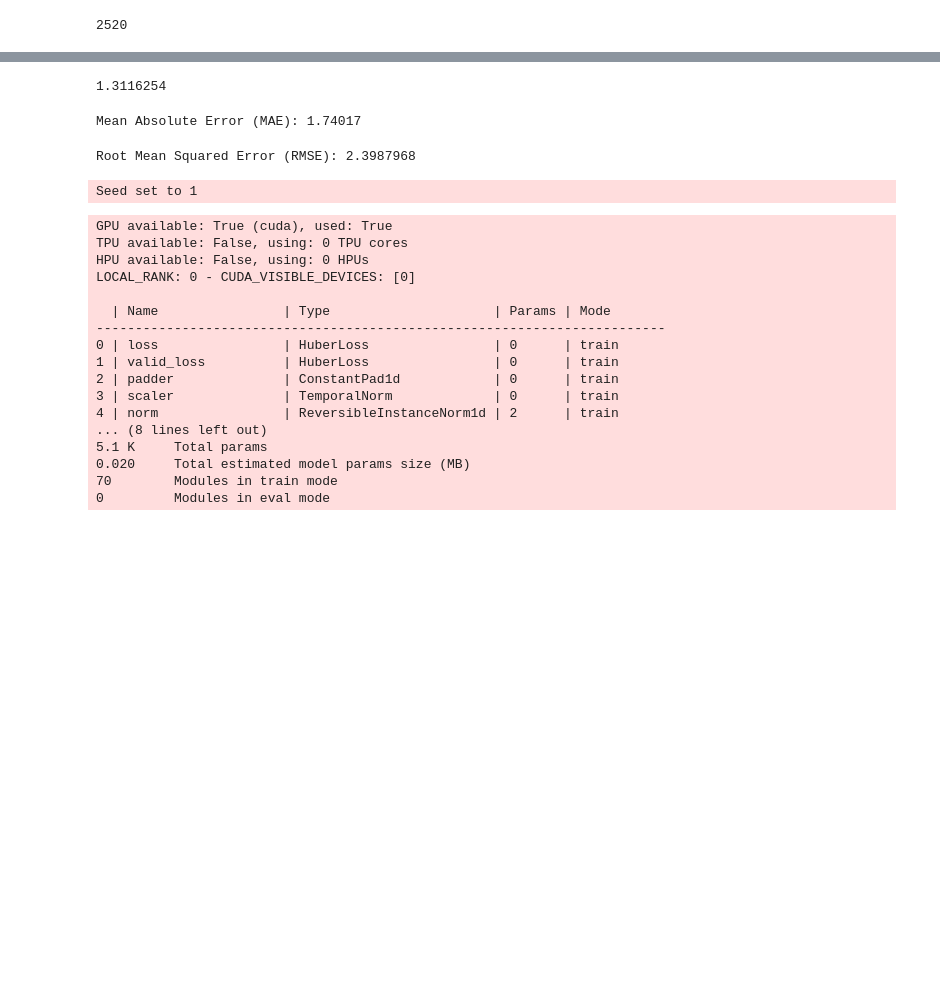
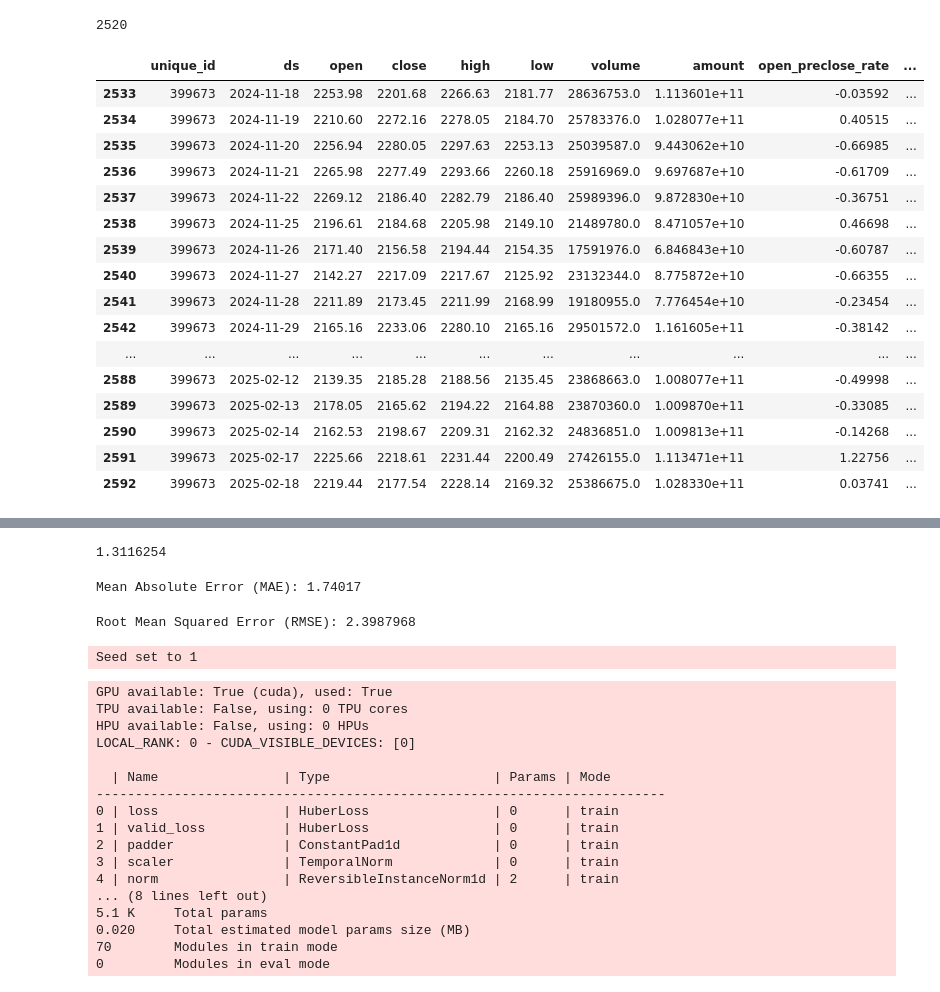
Before and after one commit to agux/marten, a Jupyter notebook: notebooks/neuralforecast/0.1-neuralforecast.ipynb, the cells around one changed output, grey strips where cells are left out. Drawn from its saved outputs; the diff is of its cells as text; code cells hidden in the pictures; blank space fills up the shorter version.

```diff
--- a/notebooks/neuralforecast/0.1-neuralforecast.ipynb
+++ b/notebooks/neuralforecast/0.1-neuralforecast.ipynb
@@ -301,3 +328,23 @@ forecast.dropna(subset=[str(nf.models[0])], inplace=True)
 len(forecast)
 # %% [output]
 2520
+# %%
+df_train[df_train["ds"] > "2024-11-15"]
+# %% [output]
+|  | unique_id | ds | open | close | high | low | volume | amount | open_preclose_rate | ... |
+| 2533 | 399673 | 2024-11-18 | 2253.98 | 2201.68 | 2266.63 | 2181.77 | 28636753.0 | 1.113601e+11 | -0.03592 | ... |
+| 2534 | 399673 | 2024-11-19 | 2210.60 | 2272.16 | 2278.05 | 2184.70 | 25783376.0 | 1.028077e+11 | 0.40515 | ... |
+| 2535 | 399673 | 2024-11-20 | 2256.94 | 2280.05 | 2297.63 | 2253.13 | 25039587.0 | 9.443062e+10 | -0.66985 | ... |
+| 2536 | 399673 | 2024-11-21 | 2265.98 | 2277.49 | 2293.66 | 2260.18 | 25916969.0 | 9.697687e+10 | -0.61709 | ... |
+| 2537 | 399673 | 2024-11-22 | 2269.12 | 2186.40 | 2282.79 | 2186.40 | 25989396.0 | 9.872830e+10 | -0.36751 | ... |
+| 2538 | 399673 | 2024-11-25 | 2196.61 | 2184.68 | 2205.98 | 2149.10 | 21489780.0 | 8.471057e+10 | 0.46698 | ... |
+| 2539 | 399673 | 2024-11-26 | 2171.40 | 2156.58 | 2194.44 | 2154.35 | 17591976.0 | 6.846843e+10 | -0.60787 | ... |
+| 2540 | 399673 | 2024-11-27 | 2142.27 | 2217.09 | 2217.67 | 2125.92 | 23132344.0 | 8.775872e+10 | -0.66355 | ... |
+| 2541 | 399673 | 2024-11-28 | 2211.89 | 2173.45 | 2211.99 | 2168.99 | 19180955.0 | 7.776454e+10 | -0.23454 | ... |
+| 2542 | 399673 | 2024-11-29 | 2165.16 | 2233.06 | 2280.10 | 2165.16 | 29501572.0 | 1.161605e+11 | -0.38142 | ... |
+| ... | ... | ... | ... | ... | ... | ... | ... | ... | ... | ... |
+| 2588 | 399673 | 2025-02-12 | 2139.35 | 2185.28 | 2188.56 | 2135.45 | 23868663.0 | 1.008077e+11 | -0.49998 | ... |
+| 2589 | 399673 | 2025-02-13 | 2178.05 | 2165.62 | 2194.22 | 2164.88 | 23870360.0 | 1.009870e+11 | -0.33085 | ... |
+| 2590 | 399673 | 2025-02-14 | 2162.53 | 2198.67 | 2209.31 | 2162.32 | 24836851.0 | 1.009813e+11 | -0.14268 | ... |
+| 2591 | 399673 | 2025-02-17 | 2225.66 | 2218.61 | 2231.44 | 2200.49 | 27426155.0 | 1.113471e+11 | 1.22756 | ... |
+| 2592 | 399673 | 2025-02-18 | 2219.44 | 2177.54 | 2228.14 | 2169.32 | 25386675.0 | 1.028330e+11 | 0.03741 | ... |
```
Also changed, not shown: parts of 9 cells of this notebook.
